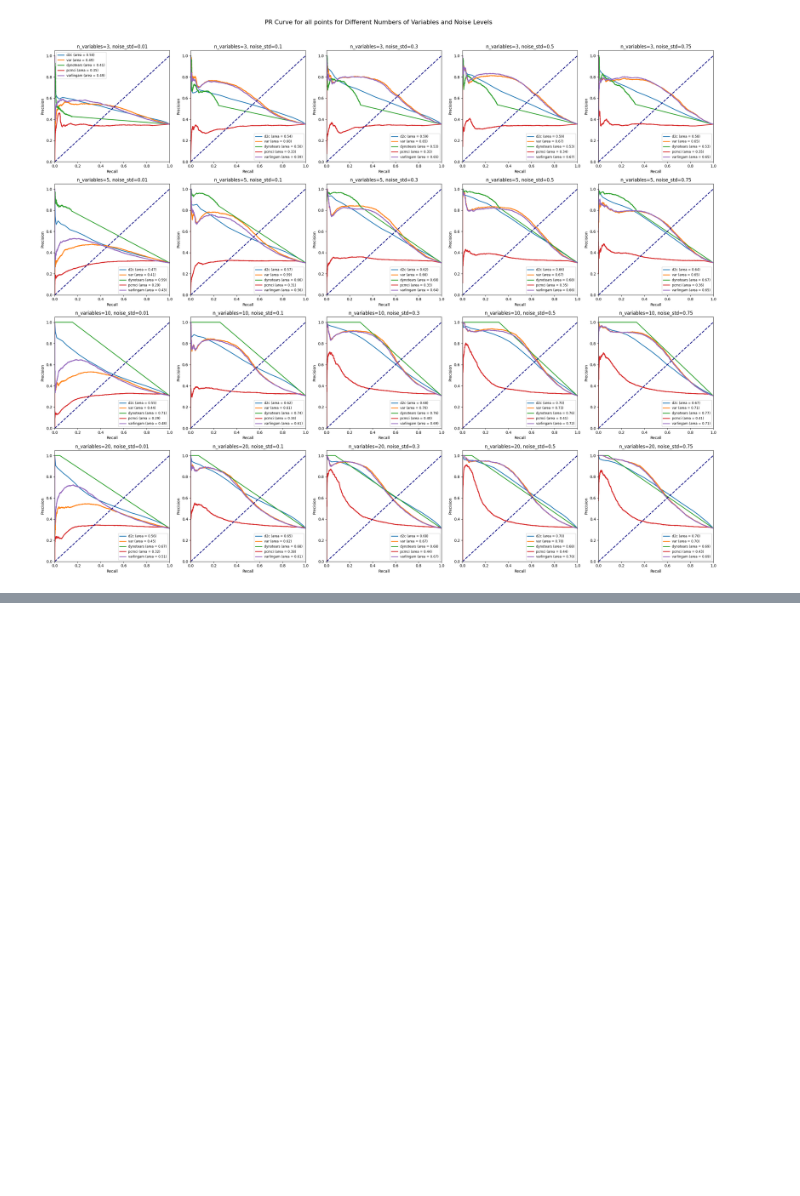
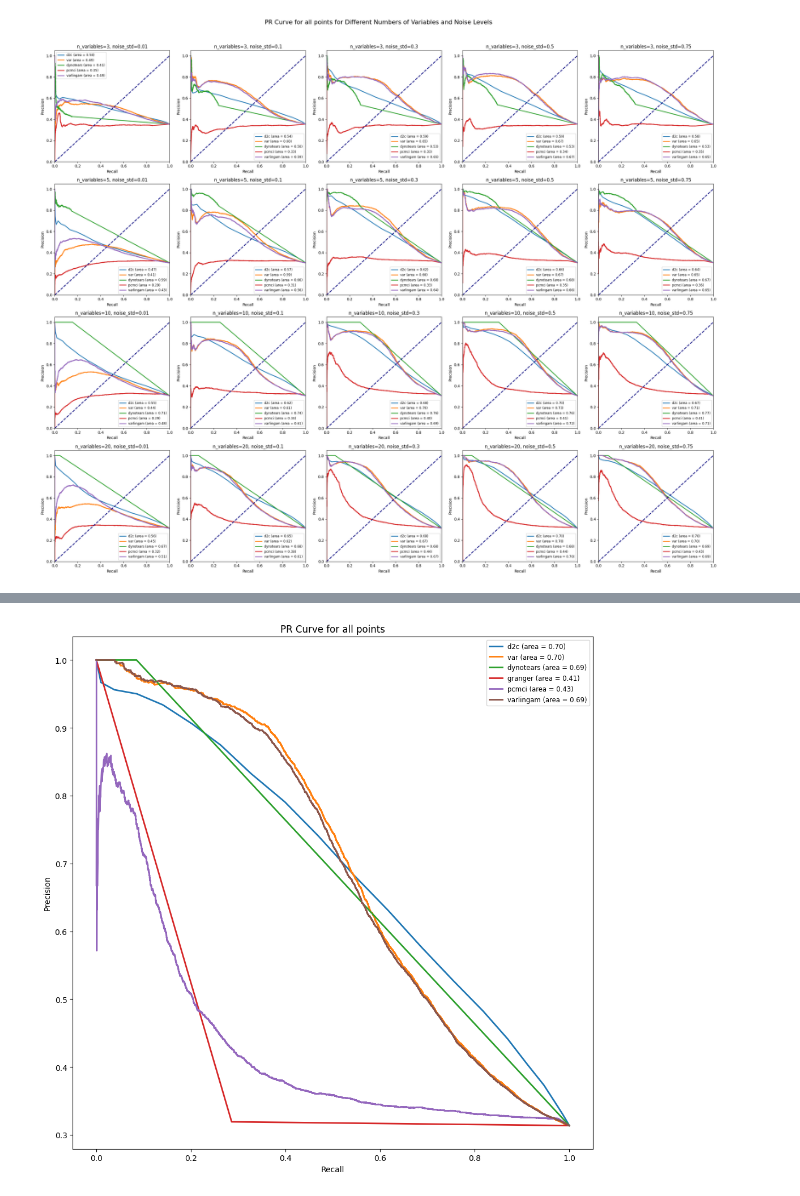
Before and after one commit to gmpal/D2CPY, a Jupyter notebook: notebooks/08_plotting_auc.ipynb, the cells around one changed output, grey strips where cells are left out. Cells and saved outputs as stored; diff of their text form; code cells hidden in the pictures; blank space fills up the shorter version.

```diff
--- a/notebooks/08_plotting_auc.ipynb
+++ b/notebooks/08_plotting_auc.ipynb
@@ -97,0 +140,46 @@ plt.show()
+# %%
+import numpy as np
+
+# Define the structure of the grid of plots
+n_variables_list = [3, 5, 10, 20]
+noise_std_list = [0.01,0.1,0.3, 0.5, 0.75]
+
+ax = plt.figure(figsize=(10,10)).add_subplot(111)
+for method in ['d2c', 'var','dynotears','granger','pcmci','varlingam']:
+
+    y_true_s = np.array([])
+    y_score_s = np.array([])
+    for i, n_variables in enumerate(n_variables_list):
+        for j, noise_std in enumerate(noise_std_list):
+            # Determine the current subplot
+
+            pickle_path = os.path.join('..','results', 'predictions', method, f'n{n_variables}_s{noise_std}.pkl')
+
+            with open (pickle_path, 'rb') as f:
+                dfpreds = pickle.load(f)
+
+            output_folder = os.path.join('..','results', 'metrics', 'auc_plots')
+            os.makedirs(output_folder, exist_ok=True)
+            y_true = dfpreds['is_causal'].values
+            y_score = dfpreds['predicted_proba'].values
+
+            y_true_s = np.concatenate([y_true_s, y_true])
+            y_score_s = np.concatenate([y_score_s, y_score])
+
+
+    precision, recall, _ = precision_recall_curve(y_true, y_score)
+    pr_auc = auc(recall, precision)
+
+    ax.plot(recall, precision, lw=2, label=f'{method} (area = {pr_auc:.2f})')
+
+ax.set_xlabel('Recall')
+ax.set_ylabel('Precision')
+ax.legend(loc="best", fontsize='small')
+ax.set_title(f'PR Curve for all points')
+
+# Adjust layout
+plt.tight_layout()
+#save
+plt.show()
+# %% [output]
+[figure, added]
```
Also changed, not shown: parts of 6 cells of this notebook, 5 other files.
